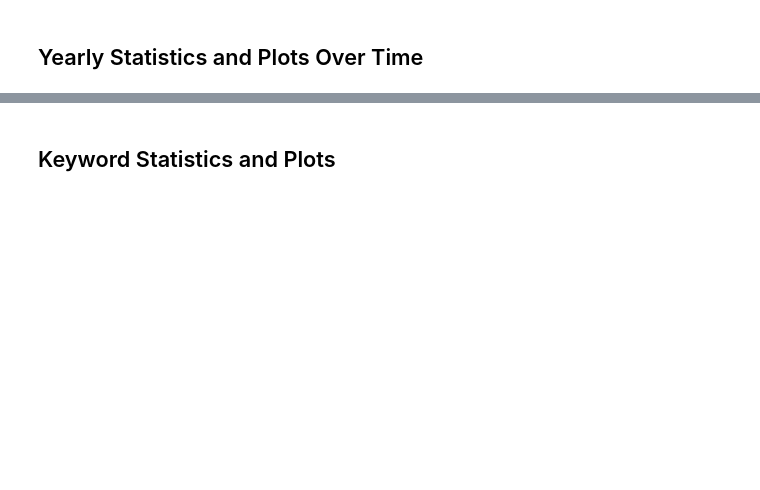
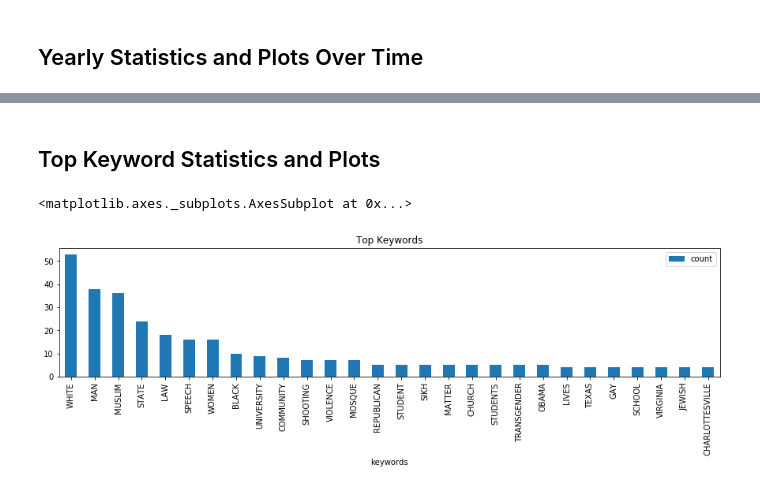
Before and after one commit to Jwmazzi/media_research, a Jupyter notebook: planning/GDELT Exploration.ipynb, the cells around one changed output, grey strips where cells are left out. Cells and saved outputs as stored; diff of their text form; code cells hidden in the pictures; blank space fills up the shorter version.

```diff
--- a/planning/GDELT Exploration.ipynb
+++ b/planning/GDELT Exploration.ipynb
@@ -5,0 +14,6 @@ import json
+# %%
+c = 0
+for r, a in events.items():
+    if a['length'] >= 6:
+        c += 1
+print(c)
@@ -71,2 +107,15 @@ df.plot(x='start', y='tone', title='Tone Over Time', figsize=(15, 3))
 # %% [markdown]
-## Keyword Statistics and Plots
+## Top Keyword Statistics and Plots
+# %%
+all_keywords = list(chain(*[k['keywords'] for k in events.values()]))
+
+top_keys = [c for c in Counter(all_keywords).most_common(20)]
+
+tk_df = pd.DataFrame([[a, b] for a, b in Counter(all_keywords).items()], columns=['keywords', 'count'])
+tk_df = tk_df[tk_df['count'] >= 4]
+
+tk_df.sort_values('count', inplace=True, ascending=False)
+tk_df.plot(x='keywords', y='count', kind='bar', title='Top Keywords', figsize=(15, 3))
+# %% [output]
+<matplotlib.axes._subplots.AxesSubplot at 0x...>
+[figure, added]
```
Also changed, not shown: parts of 18 cells of this notebook, 9 other files.
